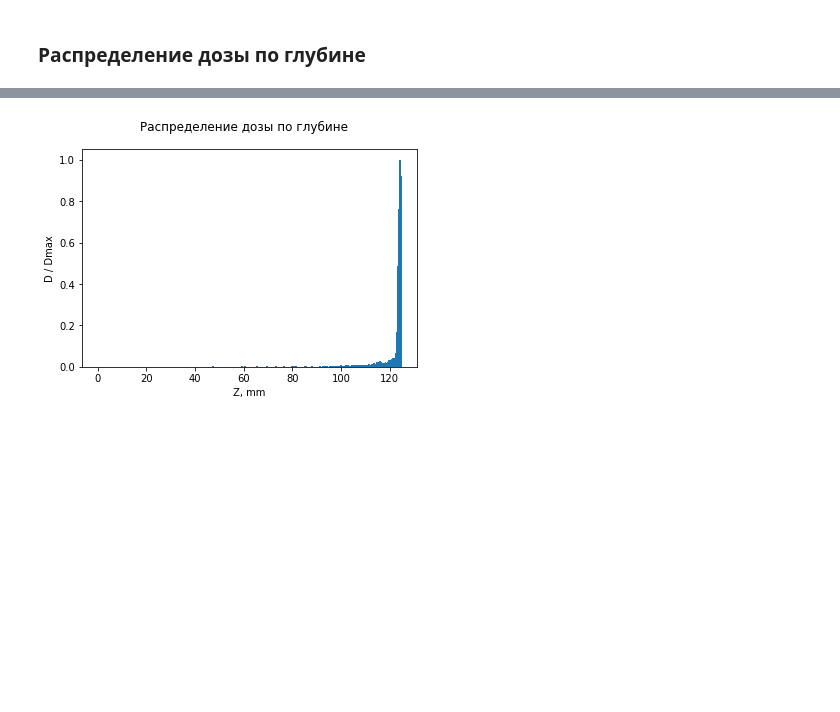
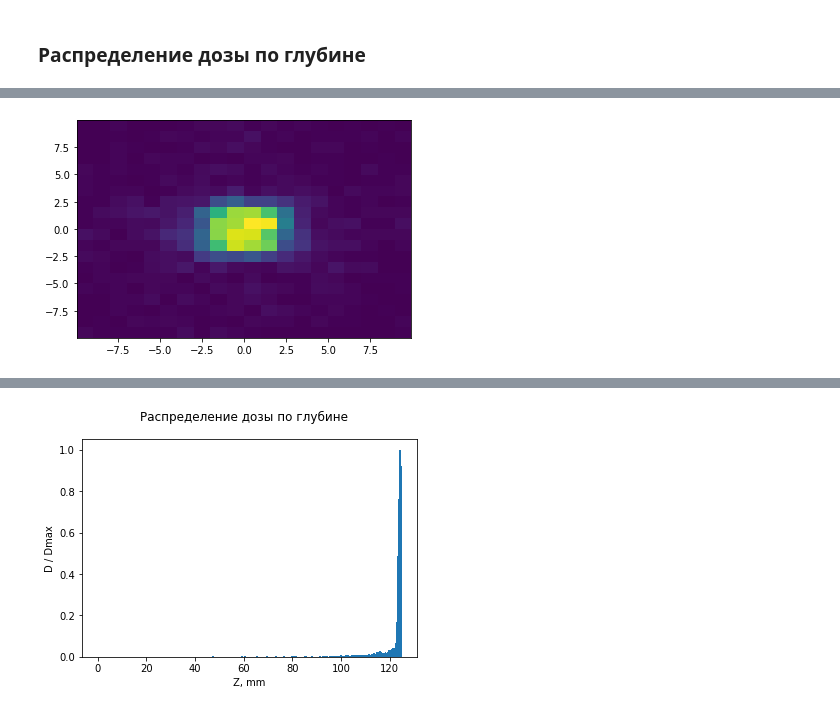
Before and after one commit to annndruha/Distribution-of-secondary-particles-in-tissue-equivalent-materials, a Jupyter notebook: t1/DosePlotter.ipynb, the cells around one changed output, grey strips where cells are left out. Saved outputs shown, nothing was run; the diff lists cells and outputs as text; code cells hidden in the pictures; blank space fills up the shorter version.

```diff
--- a/t1/DosePlotter.ipynb
+++ b/t1/DosePlotter.ipynb
@@ -51,0 +60,6 @@ plt.show()
+# %%
+center = data[(-10 < data['x']) & (data['x'] < 10) & (-10 < data['y']) & (data['y'] < 10)]
+plt.hist2d(center['x'], center['y'], bins=20)
+plt.show()
+# %% [output]
+[figure, added]
```
Also changed, not shown: parts of 12 cells of this notebook.
